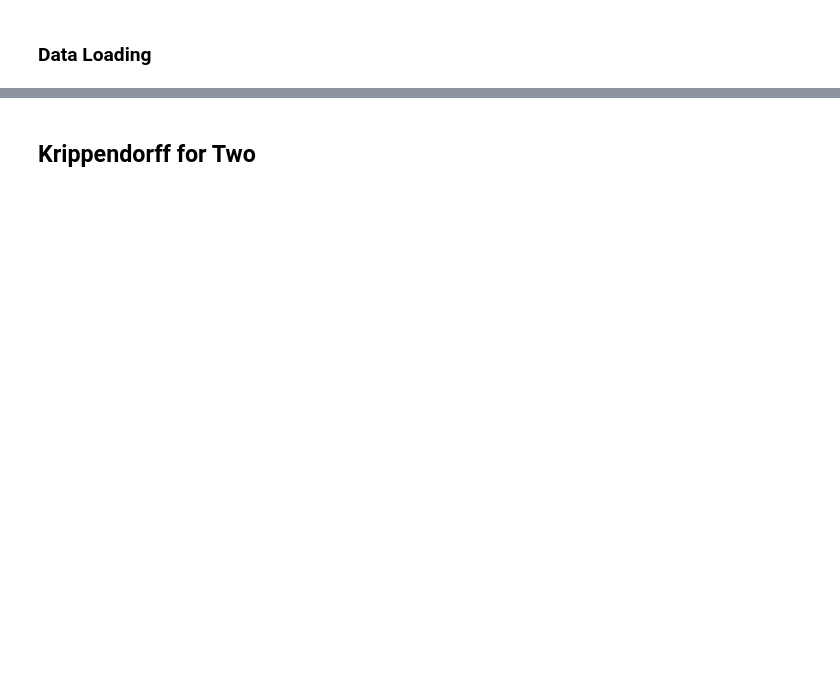
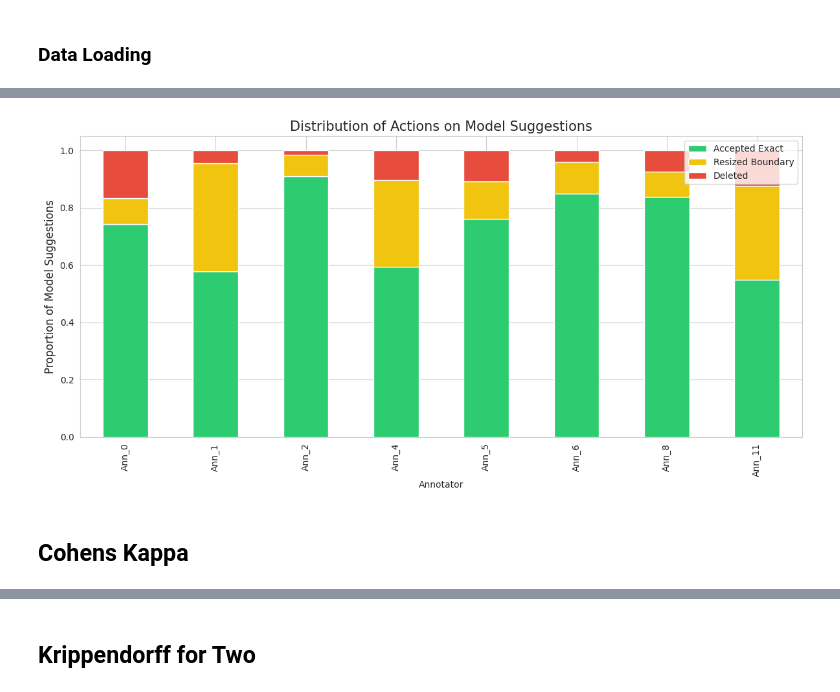
Before and after one commit to P0L3/CliReNER, a Jupyter notebook: annotator_stats.ipynb, the cells around one changed output, grey strips where cells are left out. Cells and saved outputs as stored; diff of their text form; code cells hidden in the pictures; blank space fills up the shorter version.

```diff
--- a/annotator_stats.ipynb
+++ b/annotator_stats.ipynb
@@ -485,0 +714,20 @@ data_12 = None
+# %%
+# Select relevant columns for stacking
+plot_cols = ['exact_matches', 'modified_boundaries', 'deleted_by_annotator']
+df_stacked = df.set_index('Annotator')[plot_cols]
+
+# Calculate percentages for 100% stacked bar
+df_pct = df_stacked.div(df_stacked.sum(axis=1), axis=0)
+
+# Plot
+ax = df_pct.plot(kind='bar', stacked=True, color=['#2ecc71', '#f1c40f', '#e74c3c'], figsize=(12, 6))
+
+plt.title('Distribution of Actions on Model Suggestions', fontsize=15)
+plt.ylabel('Proportion of Model Suggestions', fontsize=12)
+plt.legend(['Accepted Exact', 'Resized Boundary', 'Deleted'], loc='upper right')
+plt.tight_layout()
+plt.show()
+# %% [output]
+[figure, added]
+# %% [markdown]
+## Cohens Kappa
```
Also changed, not shown: parts of 10 cells of this notebook, 1 other file.
